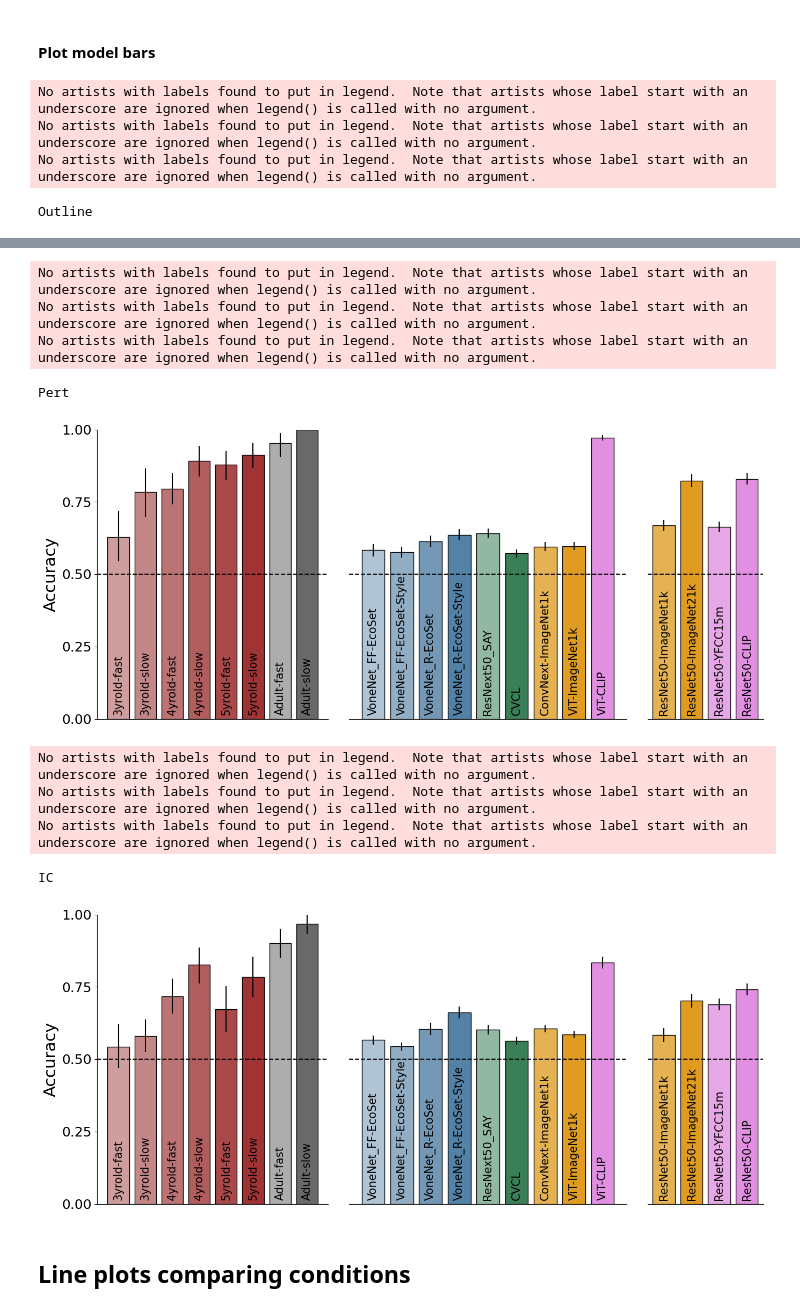
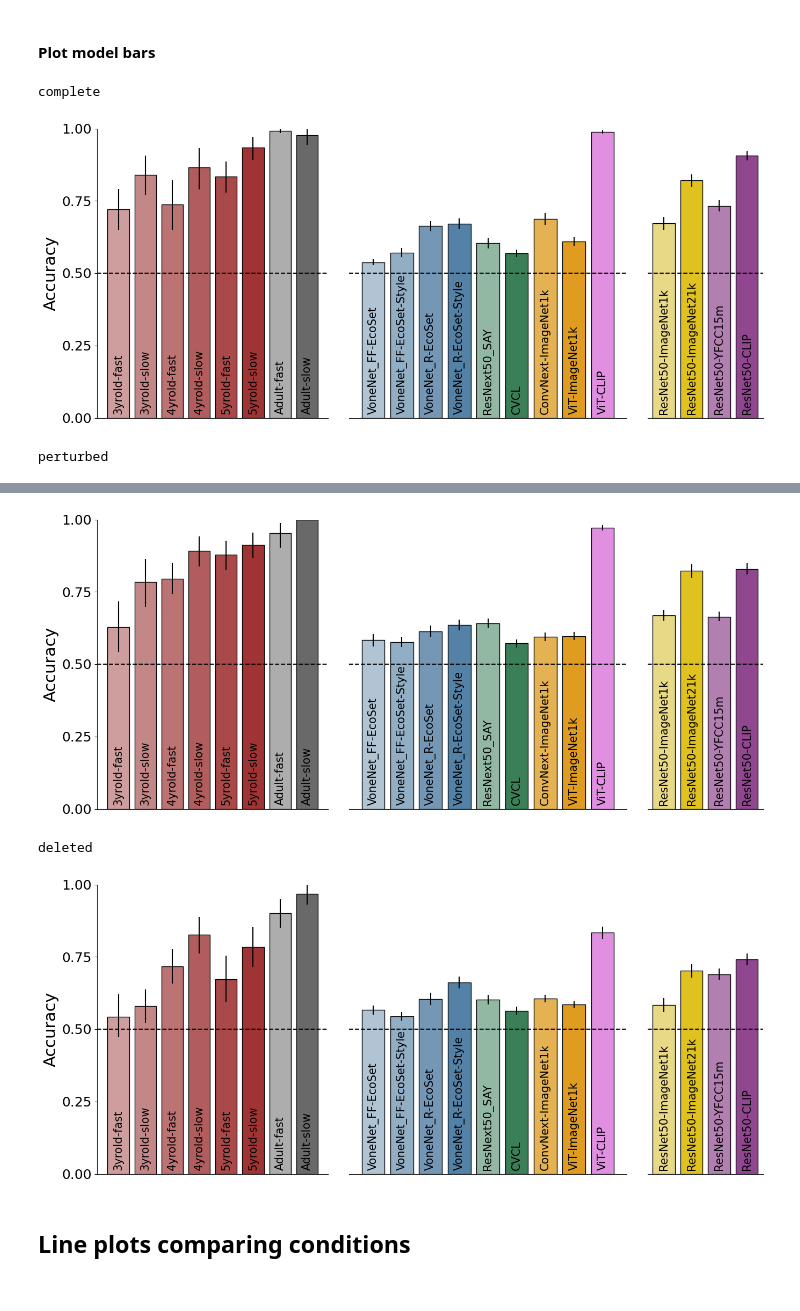
Before and after one commit to vayzenb/kornet, a Jupyter notebook: analyses/sub_analysis.ipynb, the cells around one changed output, grey strips where cells are left out. Saved outputs shown, nothing was run; the diff lists cells and outputs as text; code cells hidden in the pictures.

Commit message:
updated figure names

```diff
--- a/analyses/sub_analysis.ipynb
+++ b/analyses/sub_analysis.ipynb
@@ -646,7 +623,7 @@ for cond in model_conds:
 
 
     #save
-    full_summary.to_csv(f'{results_dir}/{cond}_model_comparison{suf}.csv', index = False)
+    full_summary.to_csv(f'{results_dir}/{cond_names[model_conds.index(cond)]}_model_comparison{suf}.csv', index = False)
 # %% [output]
 Outline
 Pert
@@ -656,15 +633,13 @@ IC
 # %%
 fig_sizes = [5.6, 6.3, 2.8]
 
-model_colors = sns.light_palette("steelblue", 6)[-4:]  + sns.light_palette("seagreen", 3)[-2:] + \
-    sns.light_palette("gold", 5)[-1:] + sns.light_palette("orange", 5)[-2:] + \
-        sns.light_palette("firebrick", 10)[-6:] + sns.light_palette("dimgray", 3)[-2:]
+
 
 model_colors = [sns.light_palette("firebrick", 10)[-6:] + sns.light_palette("dimgray", 3)[-2:],
                 sns.light_palette("steelblue", 6)[-4:]  + sns.light_palette("seagreen", 3)[-2:] + sns.light_palette("orange", 5)[-2:] + sns.light_palette("violet", 5)[-1:],
-                sns.light_palette("orange", 5)[-2:] + sns.light_palette("violet", 5)[-2:]]
+                sns.light_palette("gold", 3)[-2:] + sns.light_palette("purple", 5)[-3:5]]
 
-for cond in model_conds:
+for cond in cond_names:
     print(cond)
 
     all_organisms = pd.read_csv(f'{results_dir}/{cond}_model_comparison{suf}.csv')
@@ -766,7 +741,6 @@ for cond in model_conds:
 
     plt.pause(.001)
 # %% [output]
-No artists with labels found to put in legend.  Note that artists whose label start with an underscore are ignored when legend() is called with no argument.
-No artists with labels found to put in legend.  Note that artists whose label start with an underscore are ignored when legend() is called with no argument.
-No artists with labels found to put in legend.  Note that artists whose label start with an underscore are ignored when legend() is called with no argument.
+complete
+[figure, new version]
-Outline
+perturbed
@@ -774,13 +747,6 @@ Outline
+[figure, new version]
-No artists with labels found to put in legend.  Note that artists whose label start with an underscore are ignored when legend() is called with no argument.
-No artists with labels found to put in legend.  Note that artists whose label start with an underscore are ignored when legend() is called with no argument.
-No artists with labels found to put in legend.  Note that artists whose label start with an underscore are ignored when legend() is called with no argument.
+deleted
-Pert
-[figure, old version]
-No artists with labels found to put in legend.  Note that artists whose label start with an underscore are ignored when legend() is called with no argument.
-No artists with labels found to put in legend.  Note that artists whose label start with an underscore are ignored when legend() is called with no argument.
-No artists with labels found to put in legend.  Note that artists whose label start with an underscore are ignored when legend() is called with no argument.
-IC
-[figure, old version]
+[figure, new version]
 # %% [markdown]
 ## Line plots comparing conditions
 # %%
```
Also changed, not shown: parts of 2 cells of this notebook, 12 other files.
